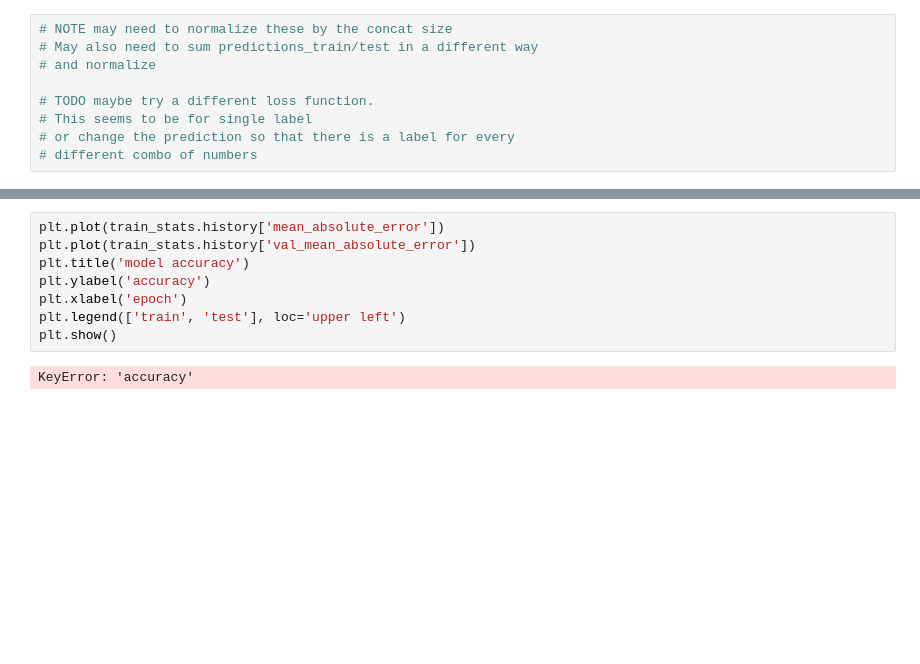
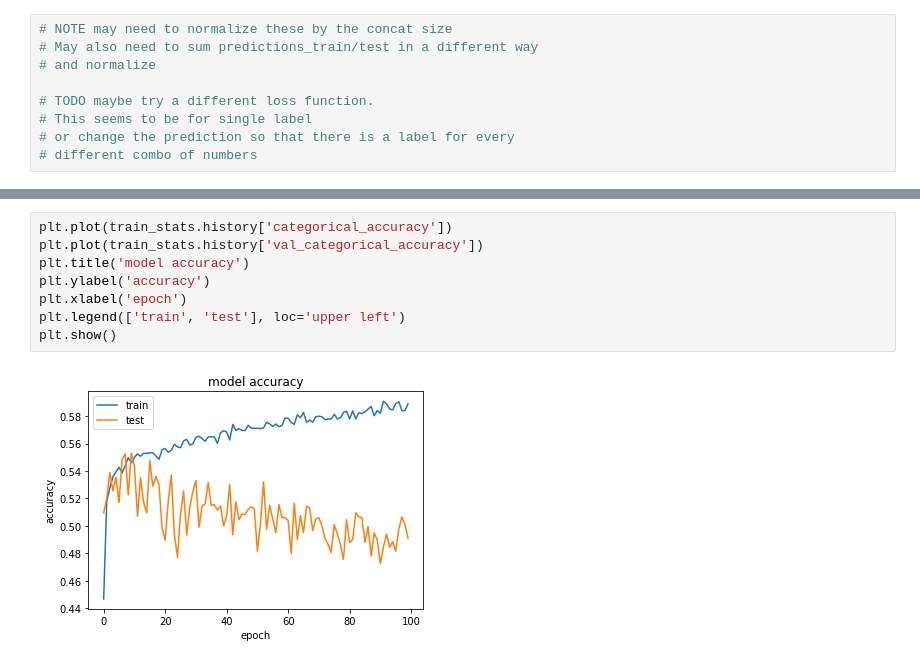
Before and after one commit to dPhanekham/tf2_error_injection, a Jupyter notebook: iris_inject_errors/control_path_fault_detection_test.ipynb, the cells around one changed output, grey strips where cells are left out. Saved outputs shown, nothing was run; the diff lists cells and outputs as text; blank space fills up the shorter version.

```diff
--- a/iris_inject_errors/control_path_fault_detection_test.ipynb
+++ b/iris_inject_errors/control_path_fault_detection_test.ipynb
@@ -251,13 +248,13 @@ ValueError: Both labels and logits must be provided.
 # %%
-plt.plot(train_stats.history['mean_absolute_error'])
-plt.plot(train_stats.history['val_mean_absolute_error'])
+plt.plot(train_stats.history['categorical_accuracy'])
+plt.plot(train_stats.history['val_categorical_accuracy'])
 plt.title('model accuracy')
 plt.ylabel('accuracy')
 plt.xlabel('epoch')
 plt.legend(['train', 'test'], loc='upper left')
 plt.show()
 # %% [output]
-KeyError: 'accuracy'
+[figure, added]
 # %%
 plt.plot(train_stats.history['loss'])
 plt.plot(train_stats.history['val_loss'])
```
Also changed, not shown: parts of 94 cells of this notebook.
